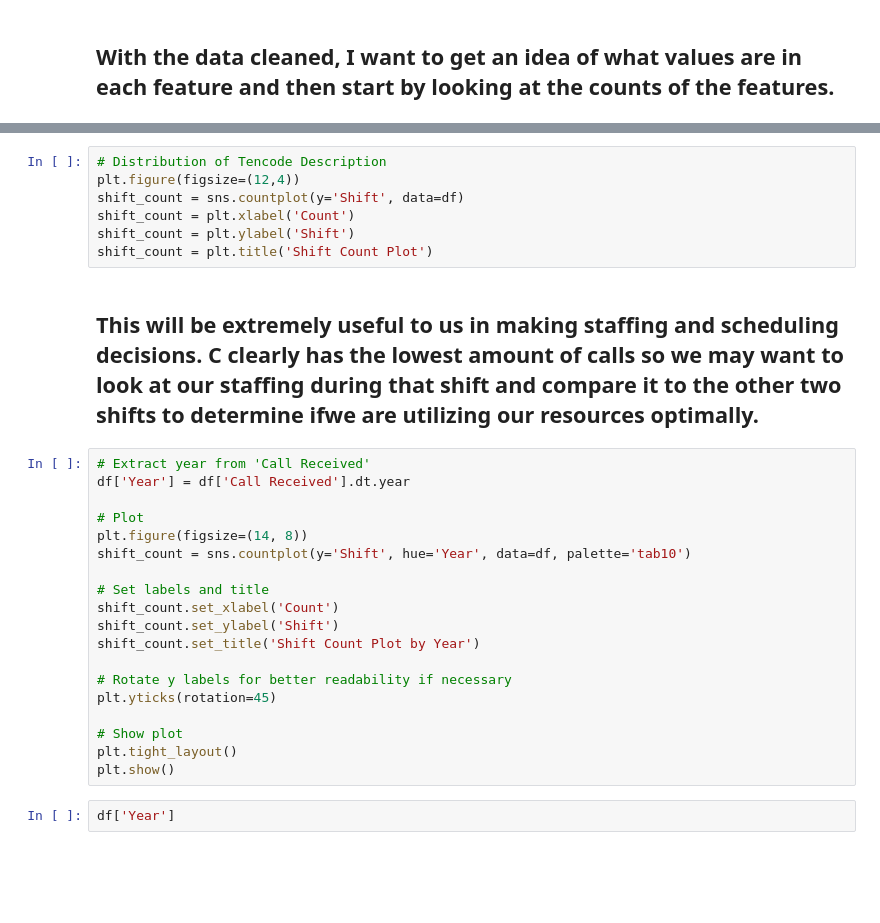
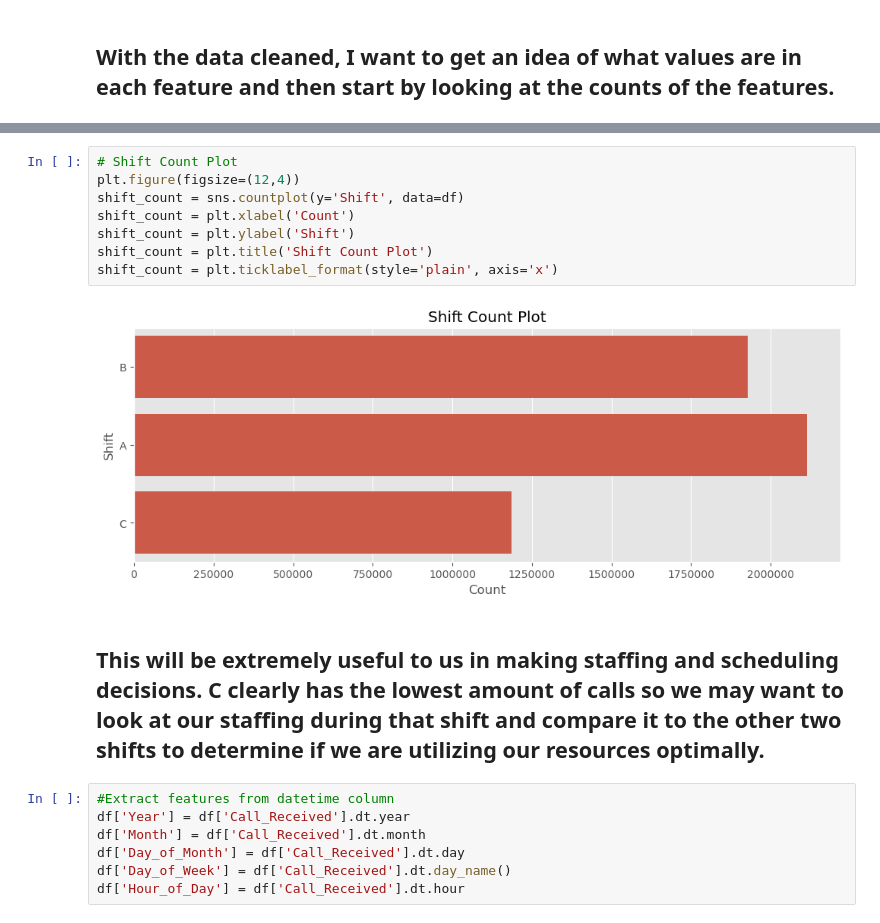
Before and after one commit to Vince-VC/Springboard, a Jupyter notebook: nashville_police_reports/notebooks/nashville_pd_calls_and_eda.ipynb, the cells around one changed output, grey strips where cells are left out. Cells and saved outputs as stored; diff of their text form; blank space fills up the shorter version.

```diff
--- a/nashville_police_reports/notebooks/nashville_pd_calls_and_eda.ipynb
+++ b/nashville_police_reports/notebooks/nashville_pd_calls_and_eda.ipynb
@@ -583,30 +660,19 @@ block_count = plt.title('Block Count Plot')
 # %%
-# Distribution of Tencode Description
+# Shift Count Plot
 plt.figure(figsize=(12,4))
 shift_count = sns.countplot(y='Shift', data=df)
 shift_count = plt.xlabel('Count')
 shift_count = plt.ylabel('Shift')
 shift_count = plt.title('Shift Count Plot')
+shift_count = plt.ticklabel_format(style='plain', axis='x')
+# %% [output]
+[figure, added]
 # %% [markdown]
-## This will be extremely useful to us in making staffing and scheduling decisions. C clearly has the lowest amount of calls so we may want to look at our staffing during that shift and compare it to the other two shifts to determine ifwe are utilizing our resources optimally.
+## This will be extremely useful to us in making staffing and scheduling decisions. C clearly has the lowest amount of calls so we may want to look at our staffing during that shift and compare it to the other two shifts to determine if we are utilizing our resources optimally.
-# %%
-# Extract year from 'Call Received'
-df['Year'] = df['Call Received'].dt.year
-
-# Plot
-plt.figure(figsize=(14, 8))
-shift_count = sns.countplot(y='Shift', hue='Year', data=df, palette='tab10')
-
-# Set labels and title
-shift_count.set_xlabel('Count')
-shift_count.set_ylabel('Shift')
-shift_count.set_title('Shift Count Plot by Year')
-
-# Rotate y labels for better readability if necessary
-plt.yticks(rotation=45)
-
-# Show plot
-plt.tight_layout()
-plt.show()
-# %%
-df['Year']
+# %%
+#Extract features from datetime column
+df['Year'] = df['Call_Received'].dt.year
+df['Month'] = df['Call_Received'].dt.month
+df['Day_of_Month'] = df['Call_Received'].dt.day
+df['Day_of_Week'] = df['Call_Received'].dt.day_name()
+df['Hour_of_Day'] = df['Call_Received'].dt.hour
```
Also changed, not shown: parts of 46 cells of this notebook.
